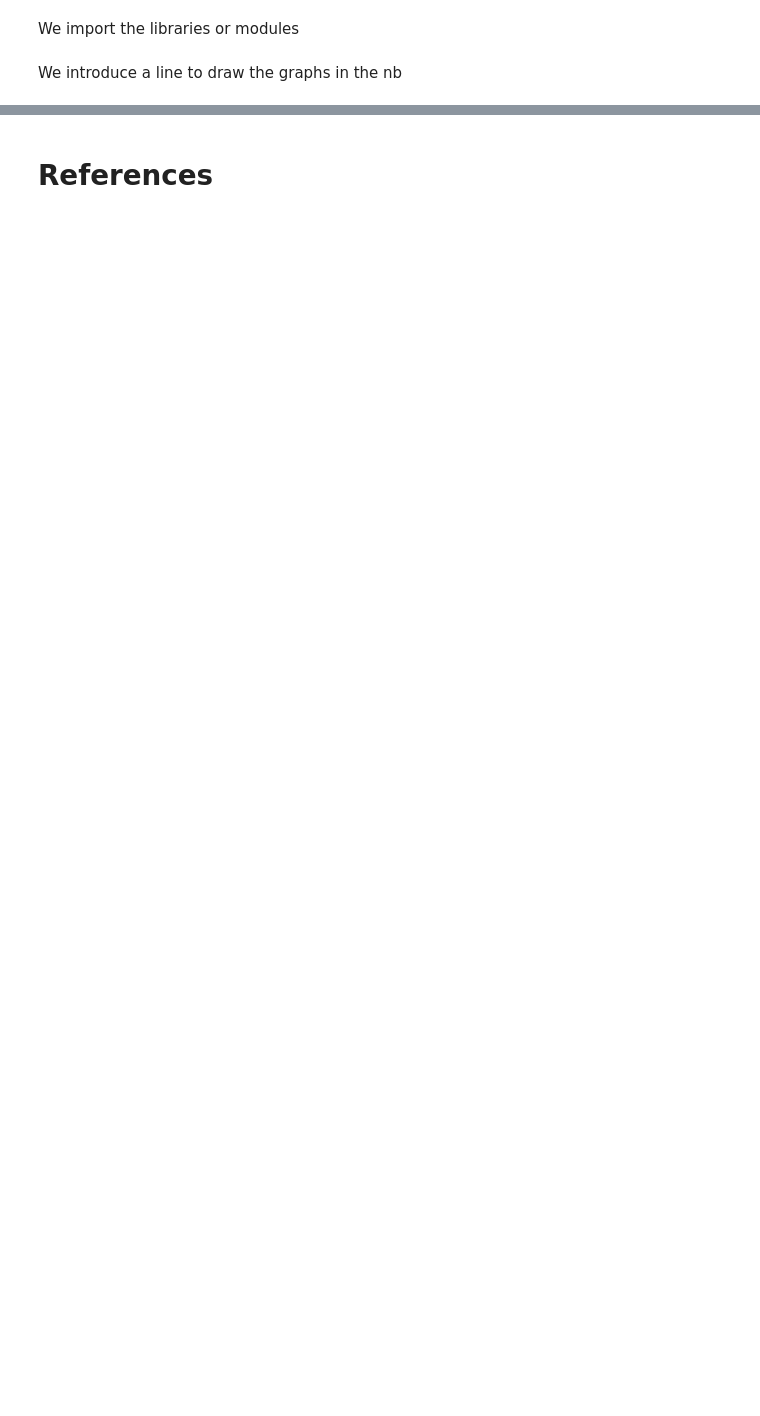
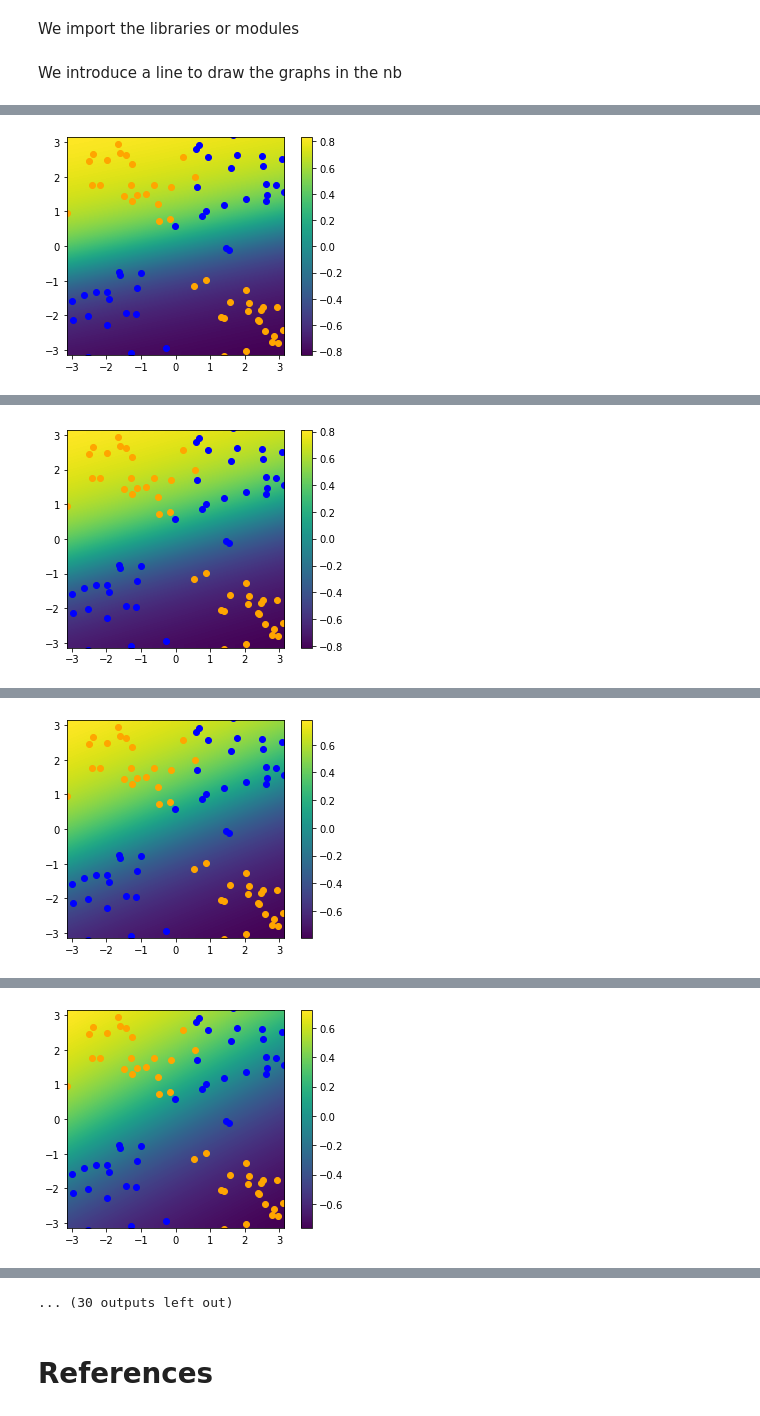
Before and after one commit to jaorduz/QMLCrss, a Jupyter notebook: QC0_1.ipynb, the cells around one changed output, grey strips where cells are left out. Drawn from its saved outputs; the diff is of its cells as text; code cells hidden in the pictures; blank space fills up the shorter version.

```diff
--- a/QC0_1.ipynb
+++ b/QC0_1.ipynb
@@ -216,0 +40,3 @@ qc.draw(output="mpl")
+# %%
+def model(x, w):
+    return np.arctan(x[0]*w[0] + x[1]*w[1] + w[2]) / (np.pi / 2)
@@ -216,0 +45,22 @@ qc.draw(output="mpl")
+# %%
+limit = np.pi
+x = np.arange(-limit, limit, 0.2)
+y = np.arange(-limit, limit, 0.2)
+
+# Calculating the output and storing it in the array Z
+
+def plot(f):
+    Z = np.zeros([len(x), len(y)])
+    for ind, i in enumerate(x):
+        for ind2, j in enumerate(y):
+            Z[ind,ind2] = f([i, j],w)
+
+    im = plt.imshow(Z, extent=(-limit, limit, -limit, limit), interpolation='bilinear')
+    plt.scatter(A[:,0], A[:,1], color = "orange")
+    plt.scatter(B[:,0], B[:,1], color = "orange")
+    plt.scatter(C[:,0], C[:,1], color = "blue")
+    plt.scatter(D[:,0], D[:,1], color = "blue")
+    plt.axis((-limit,limit,-limit,limit))
+    plt.colorbar(im);
+
+    plt.show()
@@ -216,0 +69,8 @@ qc.draw(output="mpl")
+# %%
+def average_loss(w, data):
+    losses = 0
+    for x,y in data:
+        losses += (model(x,w) - y) ** 2
+    return losses/len(data)
+# %%
+gradient_fn_w = qml.grad(average_loss, argnum=0)
@@ -216,0 +79,12 @@ qc.draw(output="mpl")
+# %%
+from IPython.display import clear_output
+w = np.array([-1., -0.2, 0.,0.5], requires_grad = True)
+
+lr = 0.1
+for epoch in range(101):
+    w = w - lr*gradient_fn_w(w,data)
+    if epoch % 5 == 0:
+        print("epoch", epoch, "loss", average_loss(w,data))
+        plot(model)
+        #clear_output(wait=True)
+# %% [output]
@@ -216,0 +92 @@ qc.draw(output="mpl")
+[figure, added]
@@ -216,0 +94 @@ qc.draw(output="mpl")
+[figure, added]
@@ -216,0 +96 @@ qc.draw(output="mpl")
+[figure, added]
@@ -216,0 +98 @@ qc.draw(output="mpl")
+[figure, added]
@@ -217,2 +103,3 @@ qc.draw(output="mpl")
+... (30 outputs left out)
 # %% [markdown]
 # References
```
Also changed, not shown: parts of 81 cells of this notebook, 12 other files.
